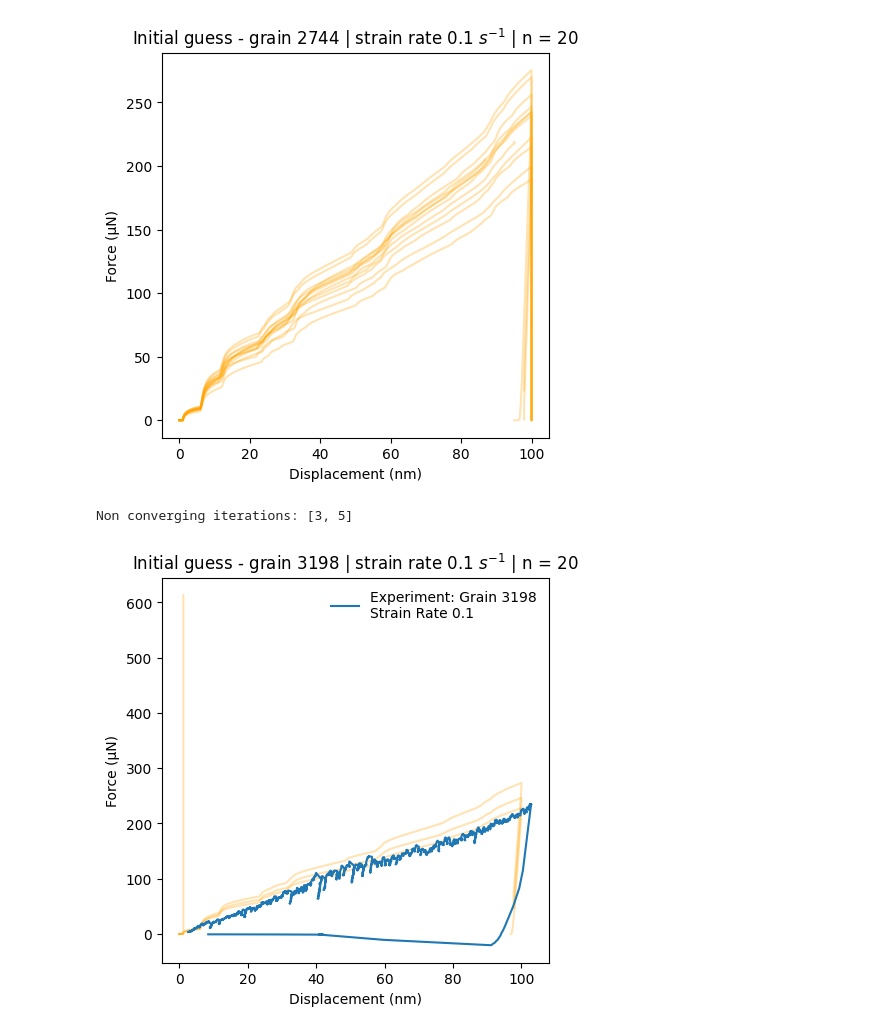
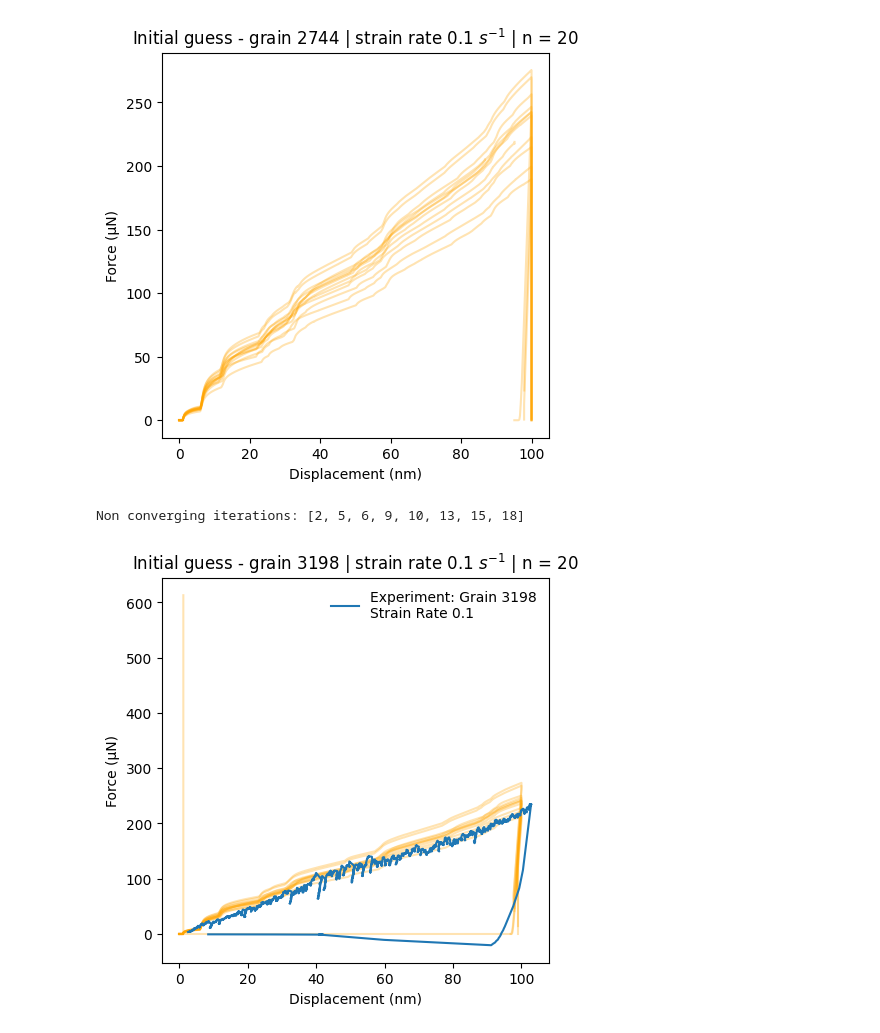
Before and after one commit to LianjGroup/Abaqus-Nanoindentation-Project, a Jupyter notebook: notebooks/plot_FD_Curves.ipynb, the cells around one changed output. Cells and saved outputs as stored; diff of their text form; code cells hidden in the pictures.

```diff
--- a/notebooks/plot_FD_Curves.ipynb
+++ b/notebooks/plot_FD_Curves.ipynb
@@ -111,35 +110,35 @@ No artists with labels found to put in legend.  Note that artists whose label st
 Non converging iterations: [2, 5, 6, 9, 10, 13, 18]
 [figure]
 # %%
-FD_Curves = np.load(f"{resultPath}/grain_3198_sr_0p1/initial/common/FD_Curves_batch_3.npy", allow_pickle=True).tolist()
+FD_Curves = np.load(f"{resultPath}/grain_3198_sr_0p1/initial/common/FD_Curves.npy", allow_pickle=True).tolist()
 
 plt.figure(figsize=(5,5))
 
 i = 1
 nonconverging_iters = []
 for params, dispForce in FD_Curves.items():
     disp = dispForce["displacement"] * 1e9
     force = dispForce["force"] * 1e6
     if len(force) < 100:
         # print(force)
         nonconverging_iters.append(i)
     i += 1
     plt.plot(disp, force, color="orange", alpha=0.3)
 
 data = pd.read_excel(f"{targetPath}/grain_3198_sr_0p1/FD_Curve.xlsx", engine='openpyxl')
 
 force = data["force/microN"]
 displacement = data["displacement/nm"]
 
 
 plt.plot(displacement, force, label=f"Experiment: Grain 3198\nStrain Rate 0.1")
 plt.xlabel("Displacement (nm)")
 plt.ylabel("Force (µN)")
 plt.legend(frameon=False)
 
 plt.title(r"Initial guess - grain 3198 | strain rate 0.1 $s^{-1}$ | n = 20")
 
 print(f"Non converging iterations: {nonconverging_iters}")
 # %% [output]
-Non converging iterations: [3, 5]
+Non converging iterations: [2, 5, 6, 9, 10, 13, 15, 18]
-[figure, old version]
+[figure, new version]
```
Also changed, not shown: parts of 1 cell of this notebook, 9 other files.
